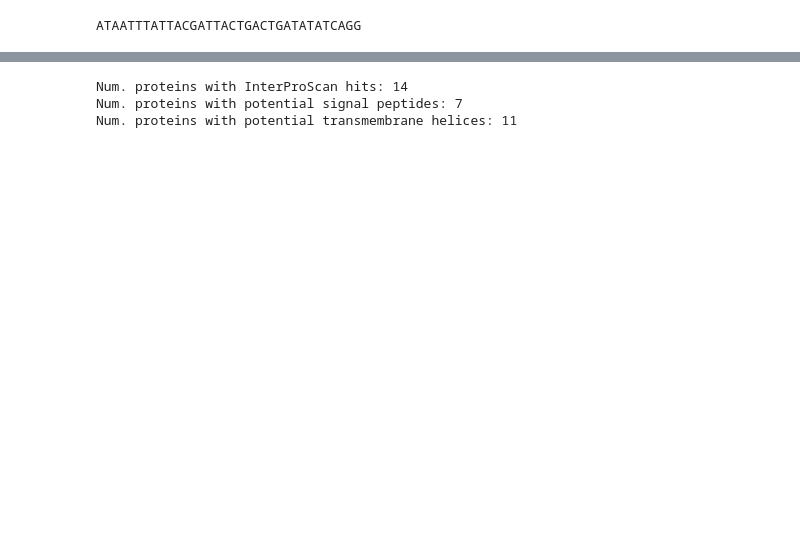
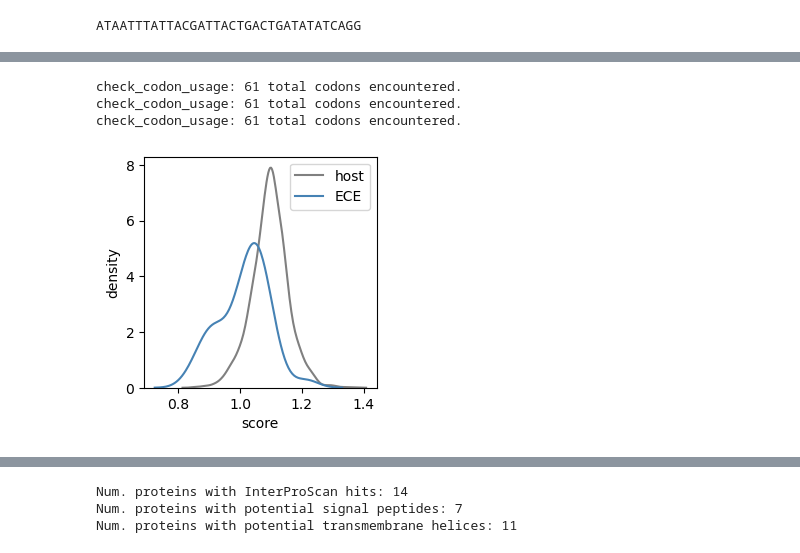
Before and after one commit to pipparichter/banfield, a Jupyter notebook: notebooks/sandbox-4.ipynb, the cells around one changed output, grey strips where cells are left out. Cells and saved outputs as stored; diff of their text form; code cells hidden in the pictures; blank space fills up the shorter version.

```diff
--- a/notebooks/sandbox-4.ipynb
+++ b/notebooks/sandbox-4.ipynb
@@ -26,6 +32,8 @@ def print_amino_acid_composition(seq:str):
     idxs = np.argsort(counts)[::-1]
     for aa, count in zip(aas[idxs], counts[idxs]):
         print(aa, f'{100 * count / len(seq):.2f}%')
+
+reverse_complement = lambda seq : str(Seq(seq).reverse_complement())
 # %%
 # Several of the spacers from Methanoperedens seem to be targeting scaffolds in the database of putative DPANN scaffolds (<=1 mismatch).
 # However, upon closer inspection, one of the arrays is not a real CRISPR array (ck_bottom_scaffold_10379).
@@ -123,0 +161,47 @@ make_alphafold_query_file(f'../data/{ece_id}_protein.fa', f'../data/{ece_id}_alp
+# %%
+codon_usage = dict()
+codon_usage[ece_id] = get_codon_usage(ece_df)
+
+host_genome_ids = ['SR-VP_05_06_2024_N_top_Candidatus_Methanoperedens_Black-host_type_44_27', 'SR-VP_05_06_2024_ck_bottom_Methanoperedens_44_24']
+for genome_id in host_genome_ids:
+    codon_usage[genome_id] = get_codon_usage(load_proteins_with_nucleotide_sequences(genome_id))
+# %% [output]
+check_codon_usage: 61 total codons encountered.
+check_codon_usage: 61 total codons encountered.
+check_codon_usage: 61 total codons encountered.
+# %%
+# Do any specific genes on the ECE have codon usage that matches the reference?
+
+def get_codon_distribution(codon_usage):
+    # Need to make sure to control for amino acid frequencies, so do this on a residue-by-residue basis.
+    codon_dist = dict()
+    # max_codon_dist = dict()
+    for aa, codons in codon_usage.items():
+        codons, counts = np.unique(codons, return_counts=True)
+        frequencies = counts / counts.sum()
+        codon_dist.update(dict(zip(codons, frequencies)))
+        # max_codon_dist[aa] = max(frequencies)
+    return codon_dist
+
+codon_dist = get_codon_distribution(codon_usage[host_genome_ids[0]])
+
+def get_likelihood(nt_seq, codon_dist=codon_dist):
+    codons = [codon for codon in get_codons(nt_seq) if ('N' not in codon)]
+    probabilities = [codon_dist[codon] for codon in codons]
+    return (-np.log(probabilities)).mean() # Use the mean to control for sequence length.
+
+
+ece_df['score'] = ece_df.nt_seq.apply(get_likelihood)
+host_dfs = {genome_id:load_proteins_with_nucleotide_sequences(genome_id) for genome_id in host_genome_ids}
+host_dfs = {genome_id:host_df.assign(score=host_df.nt_seq.apply(get_likelihood)) for genome_id, host_df in host_dfs.items()}
+# %%
+fig, ax = plt.subplots(figsize=(3, 3))
+for genome_id, host_df in host_dfs.items():
+    sns.kdeplot(host_df, x='score', label='host', color='gray')
+    break
+sns.kdeplot(ece_df, x='score', color='steelblue', label='ECE')
+ax.set_ylabel('density')
+ax.legend()
+plt.show()
+# %% [output]
+[figure, added]
```
Also changed, not shown: parts of 19 cells of this notebook, 14 other files.
